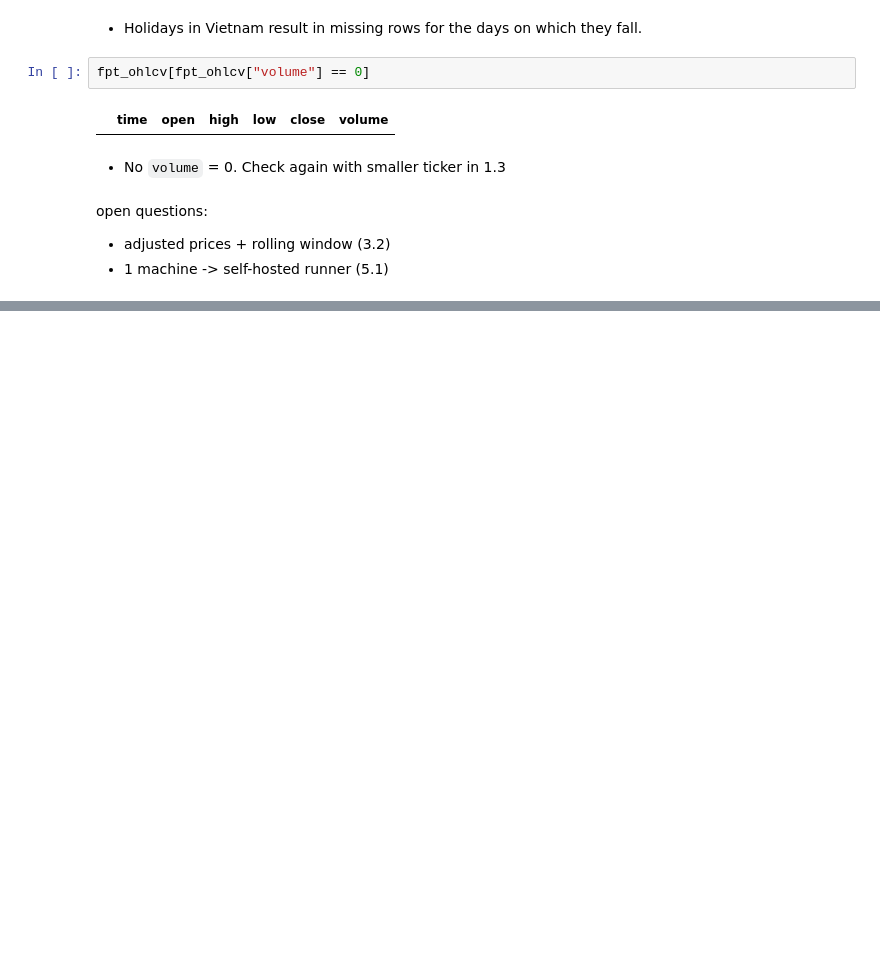
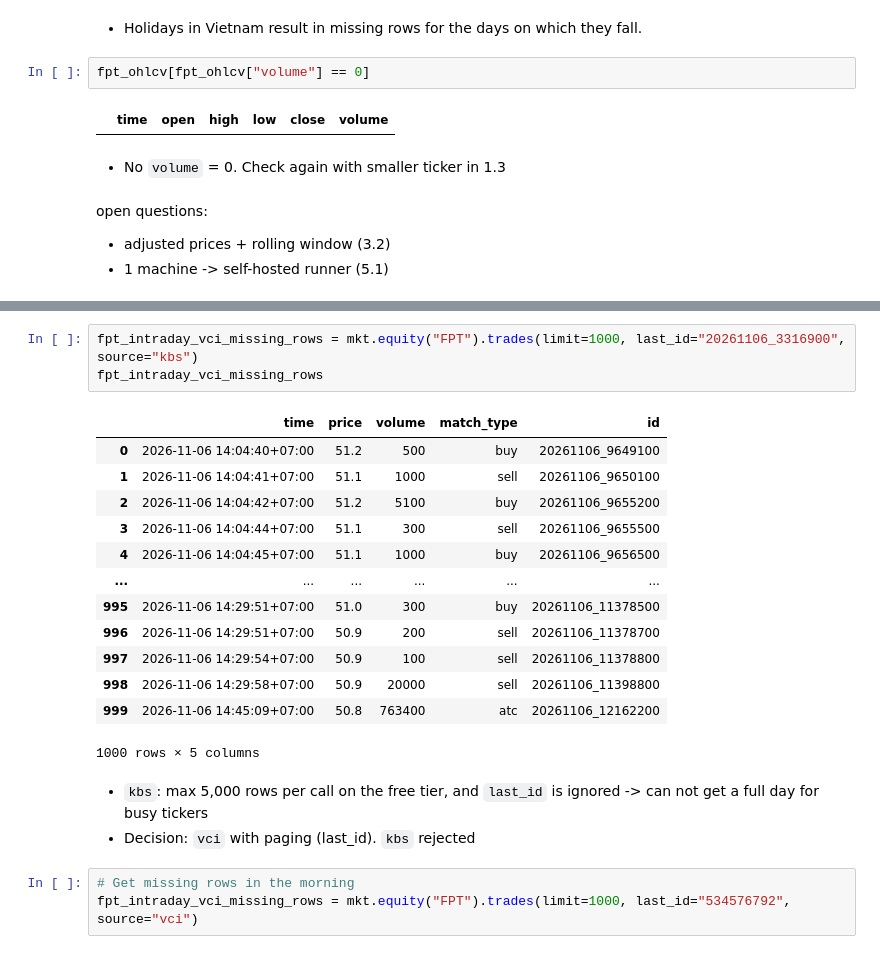
Before and after one commit to DanhHoangLongDuong/Vietnam-stock-market-pipeline, a Jupyter notebook: notebooks/explore.ipynb, the cells around one changed output, grey strips where cells are left out. Saved outputs shown, nothing was run; the diff lists cells and outputs as text; blank space fills up the shorter version.

```diff
--- a/notebooks/explore.ipynb
+++ b/notebooks/explore.ipynb
@@ -198,0 +242,23 @@ open questions:
+# %%
+fpt_intraday_vci_missing_rows = mkt.equity("FPT").trades(limit=1000, last_id="20261106_3316900", source="kbs")
+fpt_intraday_vci_missing_rows
+# %% [output]
+|  | time | price | volume | match_type | id |
+| 0 | 2026-11-06 14:04:40+07:00 | 51.2 | 500 | buy | 20261106_9649100 |
+| 1 | 2026-11-06 14:04:41+07:00 | 51.1 | 1000 | sell | 20261106_9650100 |
+| 2 | 2026-11-06 14:04:42+07:00 | 51.2 | 5100 | buy | 20261106_9655200 |
+| 3 | 2026-11-06 14:04:44+07:00 | 51.1 | 300 | sell | 20261106_9655500 |
+| 4 | 2026-11-06 14:04:45+07:00 | 51.1 | 1000 | buy | 20261106_9656500 |
+| ... | ... | ... | ... | ... | ... |
+| 995 | 2026-11-06 14:29:51+07:00 | 51.0 | 300 | buy | 20261106_11378500 |
+| 996 | 2026-11-06 14:29:51+07:00 | 50.9 | 200 | sell | 20261106_11378700 |
+| 997 | 2026-11-06 14:29:54+07:00 | 50.9 | 100 | sell | 20261106_11378800 |
+| 998 | 2026-11-06 14:29:58+07:00 | 50.9 | 20000 | sell | 20261106_11398800 |
+| 999 | 2026-11-06 14:45:09+07:00 | 50.8 | 763400 | atc | 20261106_12162200 |
+1000 rows × 5 columns
+# %% [markdown]
+- `kbs`: max 5,000 rows per call on the free tier, and `last_id` is ignored -> can not get a full day for busy tickers
+- Decision: `vci` with paging (last_id). `kbs` rejected
+# %%
+# Get missing rows in the morning
+fpt_intraday_vci_missing_rows = mkt.equity("FPT").trades(limit=1000, last_id="534576792", source="vci")
```
Also changed, not shown: parts of 19 cells of this notebook.
